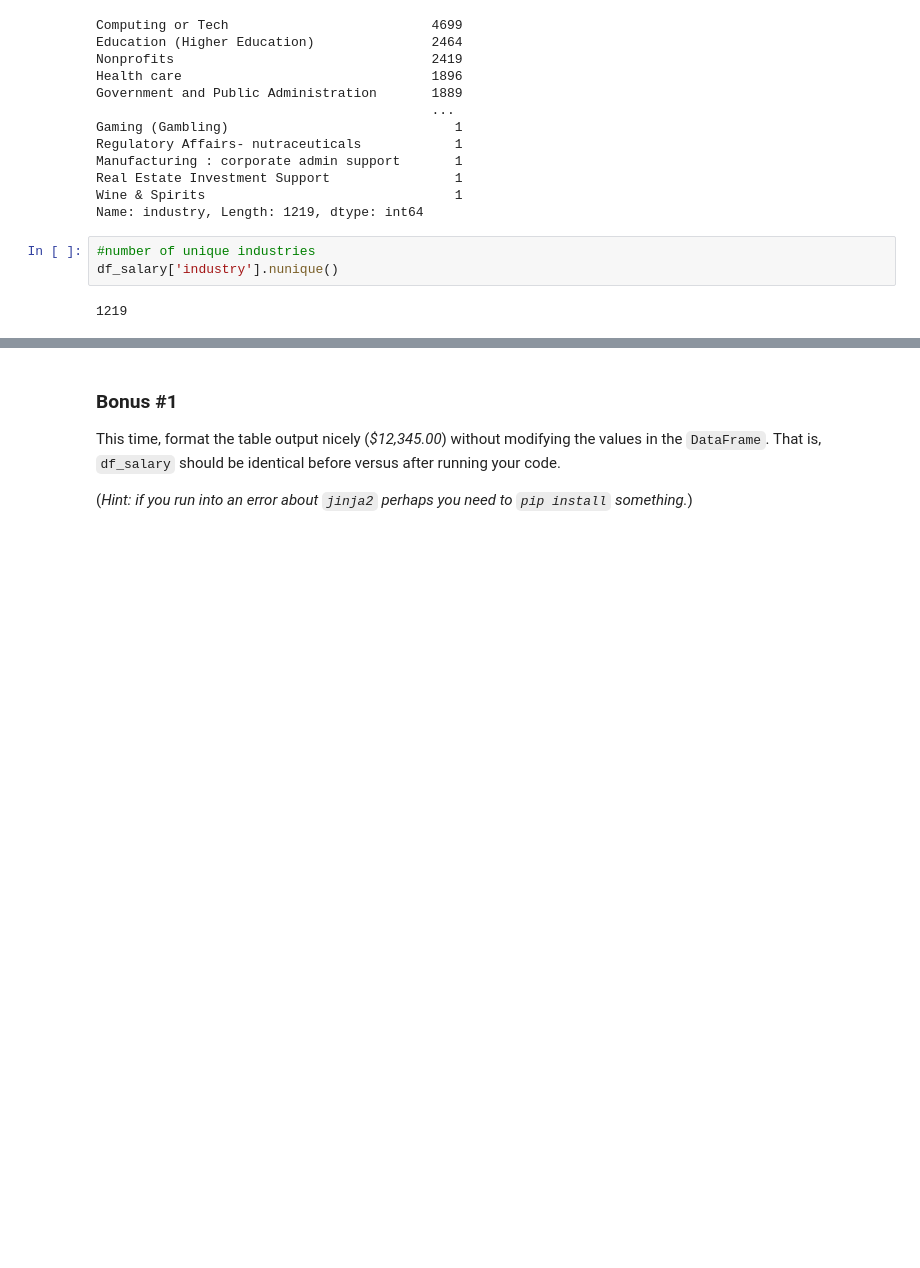
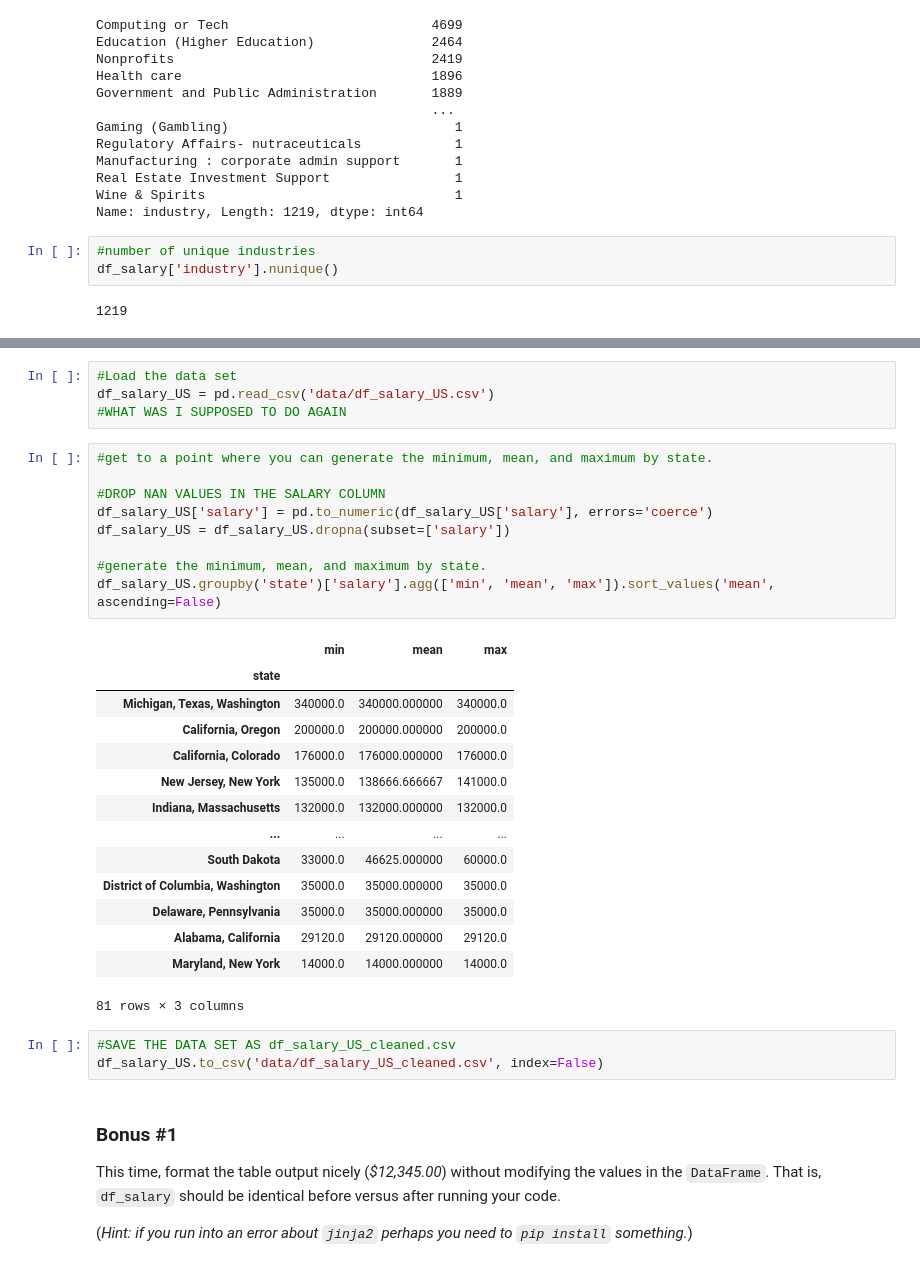
Before and after one commit to lxwooxy/my-fork-2024-fall-data-science, a Jupyter notebook: Week-02-DS-Overview-and-Data/Exercise-gw.ipynb, the cells around one changed output, grey strips where cells are left out. Saved outputs shown, nothing was run; the diff lists cells and outputs as text; blank space fills up the shorter version.

```diff
--- a/Week-02-DS-Overview-and-Data/Exercise-gw.ipynb
+++ b/Week-02-DS-Overview-and-Data/Exercise-gw.ipynb
@@ -537,3 +696,34 @@ df_salary['industry'].nunique()
+# %%
+#Load the data set
+df_salary_US = pd.read_csv('data/df_salary_US.csv')
+#WHAT WAS I SUPPOSED TO DO AGAIN
+# %%
+#get to a point where you can generate the minimum, mean, and maximum by state.
+
+#DROP NAN VALUES IN THE SALARY COLUMN
+df_salary_US['salary'] = pd.to_numeric(df_salary_US['salary'], errors='coerce')
+df_salary_US = df_salary_US.dropna(subset=['salary'])
+
+#generate the minimum, mean, and maximum by state.
+df_salary_US.groupby('state')['salary'].agg(['min', 'mean', 'max']).sort_values('mean', ascending=False)
+# %% [output]
+|  | min | mean | max |
+| state |  |  |  |
+| Michigan, Texas, Washington | 340000.0 | 340000.000000 | 340000.0 |
+| California, Oregon | 200000.0 | 200000.000000 | 200000.0 |
+| California, Colorado | 176000.0 | 176000.000000 | 176000.0 |
+| New Jersey, New York | 135000.0 | 138666.666667 | 141000.0 |
+| Indiana, Massachusetts | 132000.0 | 132000.000000 | 132000.0 |
+| ... | ... | ... | ... |
+| South Dakota | 33000.0 | 46625.000000 | 60000.0 |
+| District of Columbia, Washington | 35000.0 | 35000.000000 | 35000.0 |
+| Delaware, Pennsylvania | 35000.0 | 35000.000000 | 35000.0 |
+| Alabama, California | 29120.0 | 29120.000000 | 29120.0 |
+| Maryland, New York | 14000.0 | 14000.000000 | 14000.0 |
+81 rows × 3 columns
+# %%
+#SAVE THE DATA SET AS df_salary_US_cleaned.csv
+df_salary_US.to_csv('data/df_salary_US_cleaned.csv', index=False)
 # %% [markdown]
 ### Bonus #1
 
```
Also changed, not shown: parts of 18 cells of this notebook, 3 other files.
